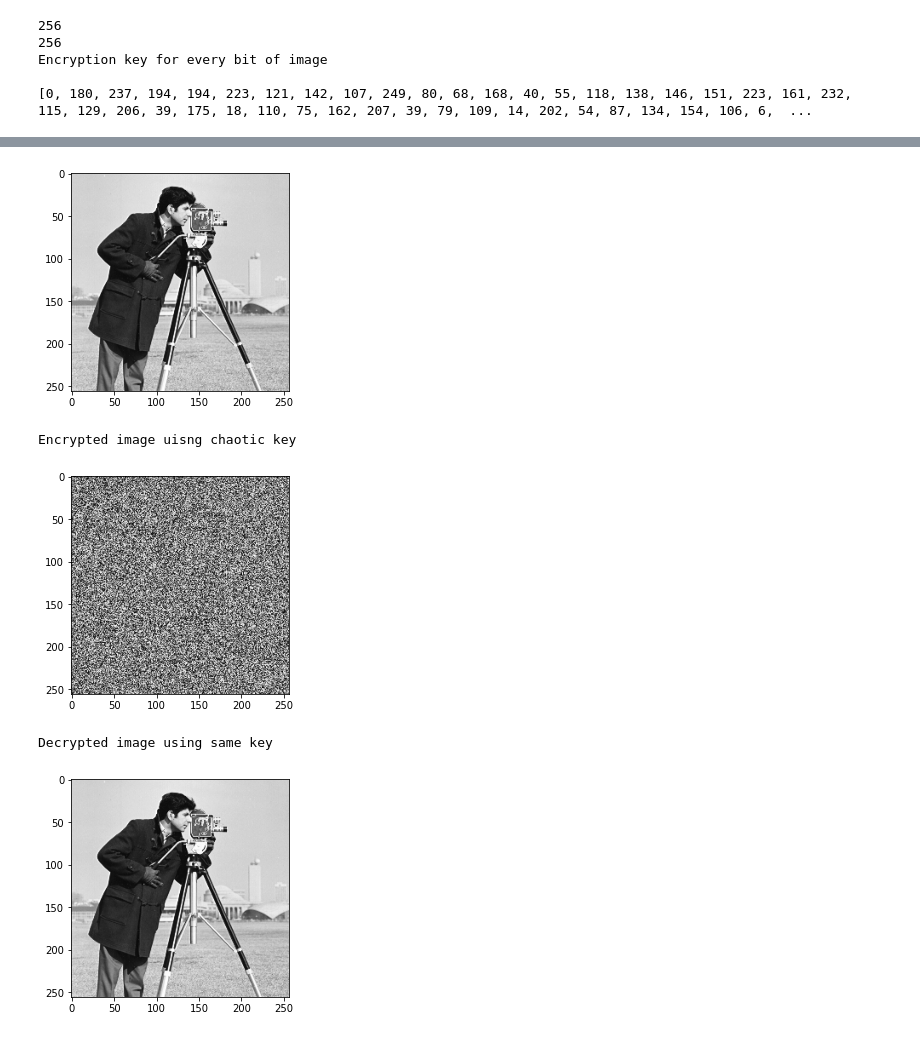
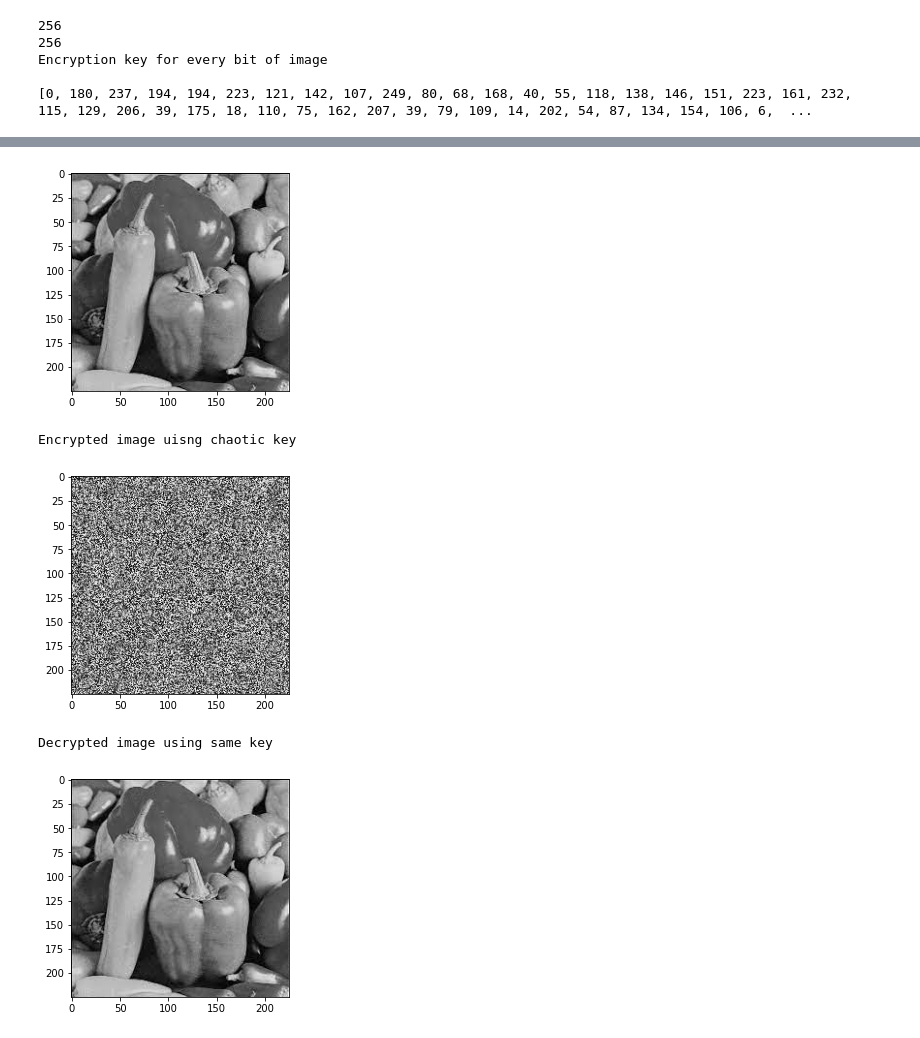
Before and after one commit to nishantdotcom/Cryptographic-Key-Generation, a Jupyter notebook: Image_Encryption_using_Chaos.ipynb, the cells around one changed output, grey strips where cells are left out. Saved outputs shown, nothing was run; the diff lists cells and outputs as text; code cells hidden in the pictures.

```diff
--- a/Image_Encryption_using_Chaos.ipynb
+++ b/Image_Encryption_using_Chaos.ipynb
@@ -60,0 +159,21 @@ Encryption key for every bit of image
+# %%
+img = cv2.imread("peeper.bmp")
+img_cvt=cv2.cvtColor(img, cv2.COLOR_BGR2RGB)
+plt.imshow(img_cvt)
+plt.show()
+height=img_cvt.shape[0]
+width=img_cvt.shape[1]
+#height and width of image
+print(height)
+print(width)
+
+#Generate  key for every  point of (256*256)image
+
+key=keygen(0.11,3.75,height*width)
+print("Encryption key for every bit of image\n")
+print(key)
+
+
+#Encryption key is generated and
+
+# print(img_cvt.shape)
@@ -61,5 +187,5 @@ Encryption key for every bit of image
 # %%
-img = cv2.imread("cameraman.bmp")
+img = cv2.imread("peeper.bmp")
 img_cvt=cv2.cvtColor(img, cv2.COLOR_BGR2RGB)
 plt.imshow(img_cvt)
 plt.show()
@@ -84,36 +210,36 @@ width=img_cvt.shape[1]
 z=0
 encrypt_image=np.zeros(shape=[height,width,3],dtype=np.uint8)
 for i in range(height):
   for j in range(width):
     encrypt_image[i,j]=img_cvt[i,j]^key[z]
     z+=1
 
 
 
 print("Encrypted image uisng chaotic key")
 plt.imshow(encrypt_image)
 plt.show()
-plt.imsave('encrypt.bmp',encrypt_image)
+plt.imsave('encrypt2.bmp',encrypt_image)
 
 
 print("Decrypted image using same key\n")
 
 
 
 z=0
 decrypt_image=np.zeros(shape=[height,width,3],dtype=np.uint8)
 for i in range(height):
   for j in range(width):
     decrypt_image[i,j]=encrypt_image[i,j]^key[z]
     z+=1
 
 
 plt.imshow(decrypt_image)
 plt.show()
 plt.imsave('decrypt.bmp',decrypt_image)
 # %% [output]
-[figure, old version]
+[figure, new version]
 Encrypted image uisng chaotic key
-[figure, old version]
+[figure, new version]
 Decrypted image using same key
-[figure, old version]
+[figure, new version]
```
Also changed, not shown: parts of 9 cells of this notebook.
